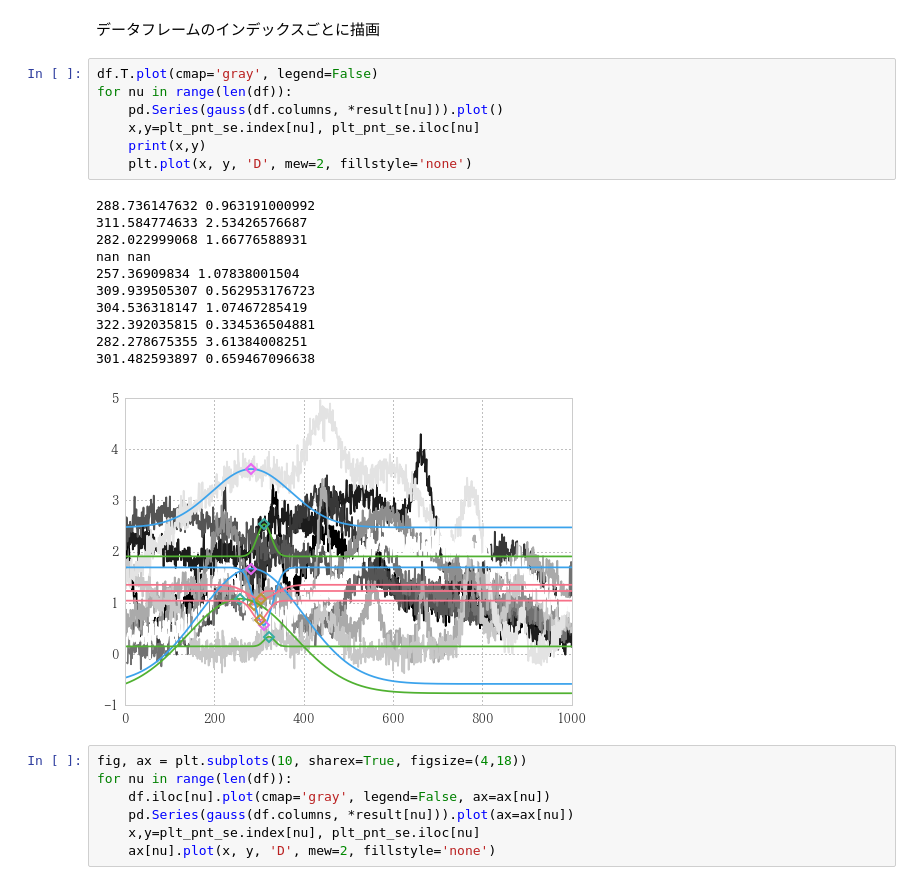
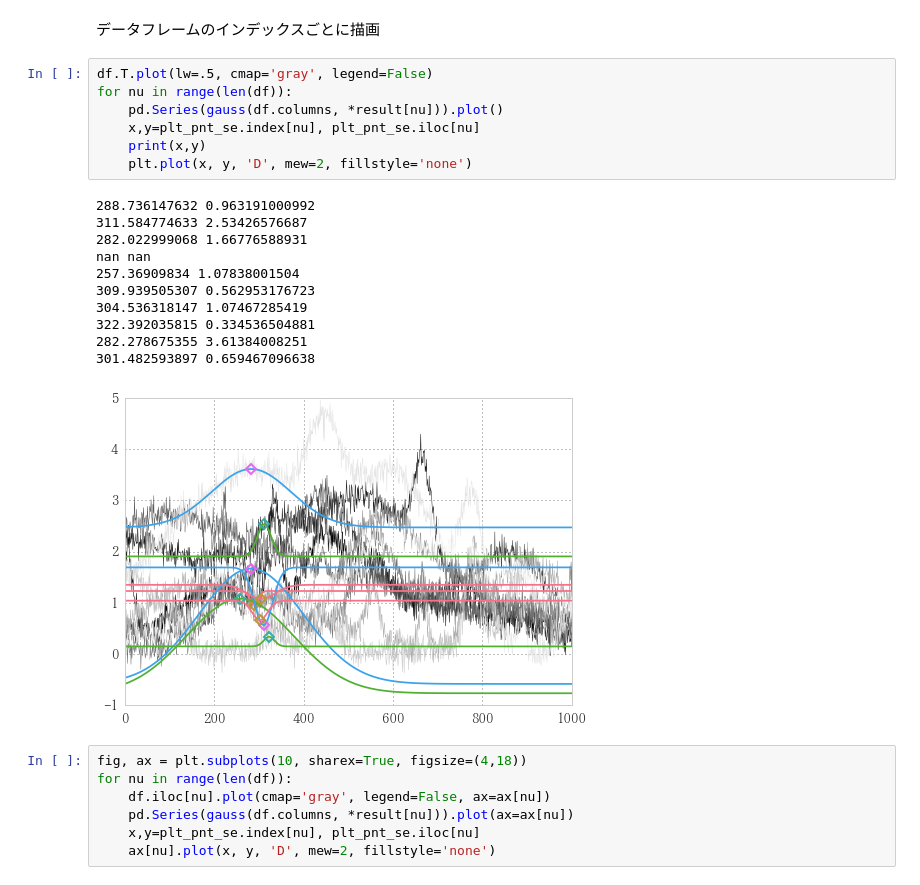
Before and after one commit to u1and0/SAtraceFit, a Jupyter notebook: fit_lab/fit_lab.ipynb, the cells around one changed output. Cells and saved outputs as stored; diff of their text form.

```diff
--- a/fit_lab/fit_lab.ipynb
+++ b/fit_lab/fit_lab.ipynb
@@ -784,24 +821,24 @@ for nu in range(len(plt_pnt_se)):
 # %% [markdown]
 データフレームのインデックスごとに描画
 # %%
-df.T.plot(cmap='gray', legend=False)
+df.T.plot(lw=.5, cmap='gray', legend=False)
 for nu in range(len(df)):
     pd.Series(gauss(df.columns, *result[nu])).plot()
     x,y=plt_pnt_se.index[nu], plt_pnt_se.iloc[nu]
     print(x,y)
     plt.plot(x, y, 'D', mew=2, fillstyle='none')
 # %% [output]
 288.736147632 0.963191000992
 311.584774633 2.53426576687
 282.022999068 1.66776588931
 nan nan
 257.36909834 1.07838001504
 309.939505307 0.562953176723
 304.536318147 1.07467285419
 322.392035815 0.334536504881
 282.278675355 3.61384008251
 301.482593897 0.659467096638
-[figure, old version]
+[figure, new version]
 # %%
 fig, ax = plt.subplots(10, sharex=True, figsize=(4,18))
 for nu in range(len(df)):
```
Also changed, not shown: parts of 21 cells of this notebook, 16 other files.
